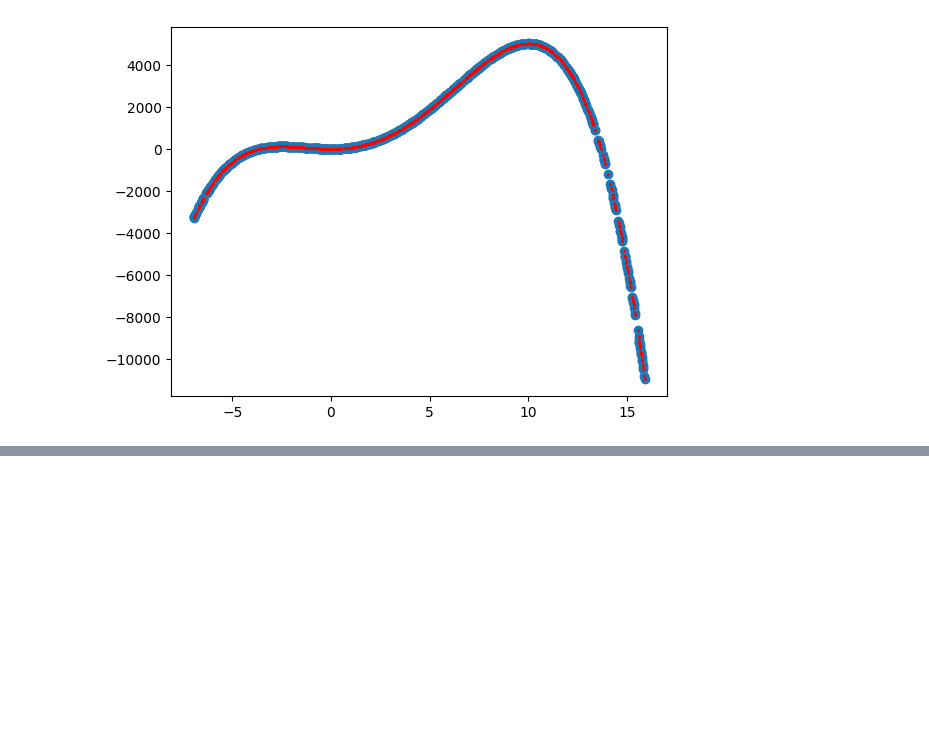
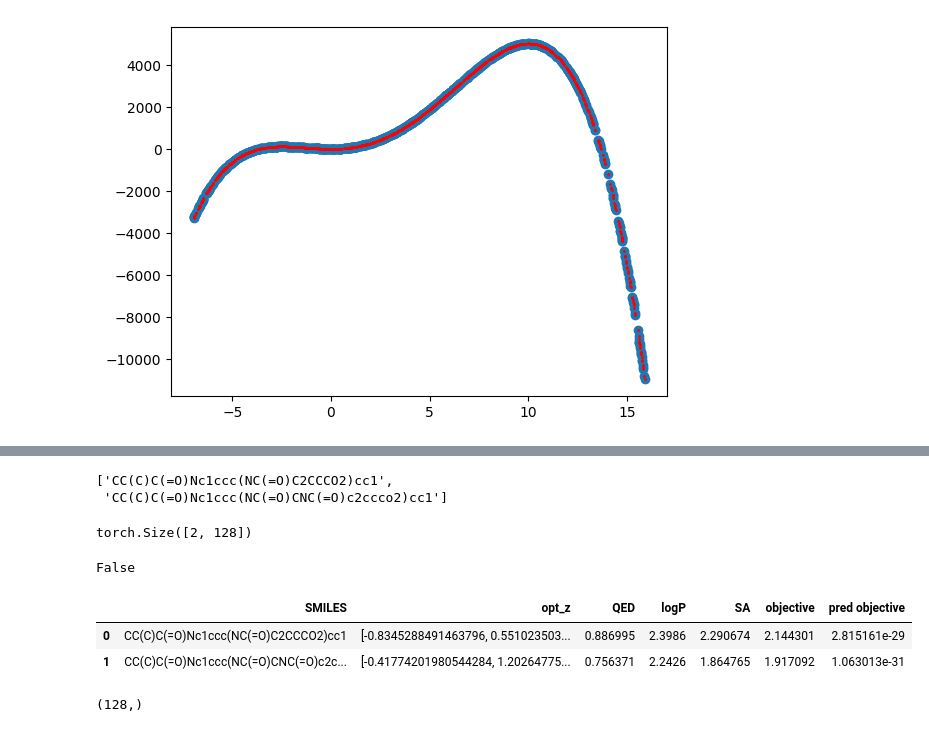
Before and after one commit to sunghwanism/NewMoses, a Jupyter notebook: notebooks/GPopt_demo.ipynb, the cells around one changed output, grey strips where cells are left out. Cells and saved outputs as stored; diff of their text form; code cells hidden in the pictures; blank space fills up the shorter version.

```diff
--- a/notebooks/GPopt_demo.ipynb
+++ b/notebooks/GPopt_demo.ipynb
@@ -231,0 +300,9 @@ plt.show()
+# %%
+def fit_gp(Z, y):
+    clf = GaussianProcessRegressor(random_state=42)
+    clf.fit(Z, y)
+    return clf
+
+def f(x, gaussian):
+
+    return gaussian.predict(x.reshape(1,-1))[0]  ###
@@ -231,0 +351,13 @@ plt.show()
+# %%
+clf = fit_gp(z, sample_qed[:6000].values)
+# %%
+initial_x = np.random.randn(2, 128)
+optimal_Xs = []
+# Adam Gradient Ascent 수행
+for a in range(initial_x.shape[0]):
+    initial_point = np.array(initial_x[a])
+    optimal_x = adam_gradient_ascent(f, clf, initial_point)
+    optimal_Xs.append(optimal_x)
+
+#print("Optimal x:", optimal_x)
+#print("Maximum value of f:", f(optimal_x, clf))
@@ -231,0 +384,39 @@ plt.show()
+# %%
+sampled
+# %% [output]
+['CC(C)C(=O)Nc1ccc(NC(=O)C2CCCO2)cc1',
+ 'CC(C)C(=O)Nc1ccc(NC(=O)CNC(=O)c2ccco2)cc1']
+# %%
+interps = np.array(optimal_Xs)
+interps_torch = torch.from_numpy(interps)
+interps_torch = torch.tensor(interps_torch, dtype=torch.float32)
+model.eval()
+print(interps_torch.shape)
+#sampled, new_x = model.sample(n, z=torch.from_numpy(np.zeros((8, 128), dtype=np.float32)), test=True)
+sampled = model.sample(interps_torch.shape[0], z=interps_torch, temp=1.0, test=True)
+sampled_df = pd.DataFrame(sampled, columns=['SMILES'])
+sampled_df['Romol'] = sampled_df['SMILES'].apply(Chem.MolFromSmiles)
+sampled_df['opt_z'] = optimal_Xs
+sampled_df['QED'] = sampled_df['Romol'].apply(QED)
+sampled_df['logP'] = sampled_df['Romol'].apply(logP)
+sampled_df['SA'] = sampled_df['Romol'].apply(SA)
+sampled_df['objective'] = 5*sampled_df['QED'] - sampled_df['SA']
+sampled_df['pred objective'] = sampled_df['opt_z'].apply(f, args=(clf,))
+# drop 'Romol'
+sampled_df = sampled_df.drop(columns=['Romol'])
+# %% [output]
+torch.Size([2, 128])
+# %%
+config.use_selfies
+# %% [output]
+False
+# %%
+sampled_df
+# %% [output]
+|  | SMILES | opt_z | QED | logP | SA | objective | pred objective |
+| 0 | CC(C)C(=O)Nc1ccc(NC(=O)C2CCCO2)cc1 | [-0.8345288491463796, 0.551023503... | 0.886995 | 2.3986 | 2.290674 | 2.144301 | 2.815161e-29 |
+| 1 | CC(C)C(=O)Nc1ccc(NC(=O)CNC(=O)c2c... | [-0.41774201980544284, 1.20264775... | 0.756371 | 2.2426 | 1.864765 | 1.917092 | 1.063013e-31 |
+# %%
+sampled_df.loc[0,'opt_z'].shape
+# %% [output]
+(128,)
```
Also changed, not shown: parts of 13 cells of this notebook, 4 other files.
